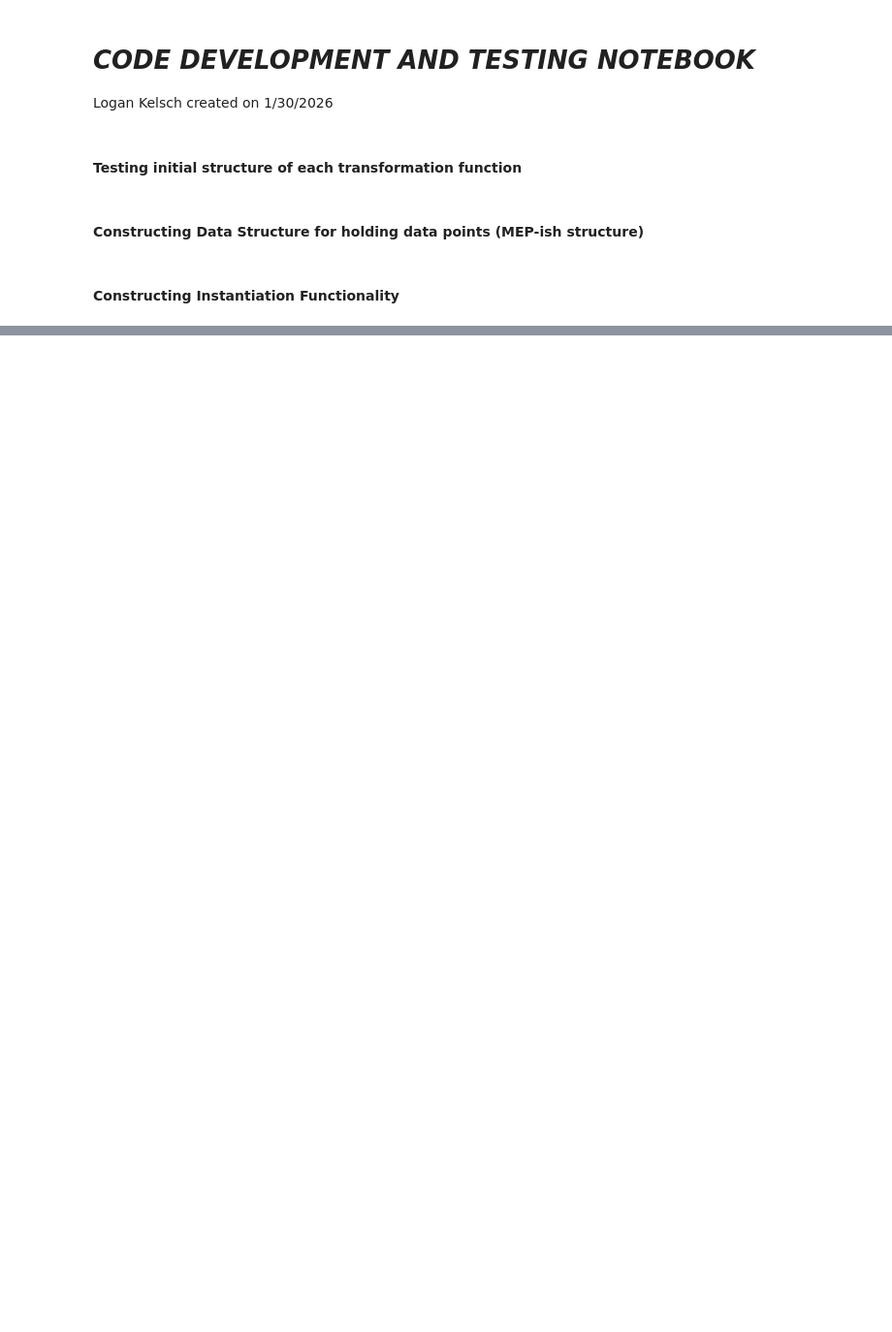
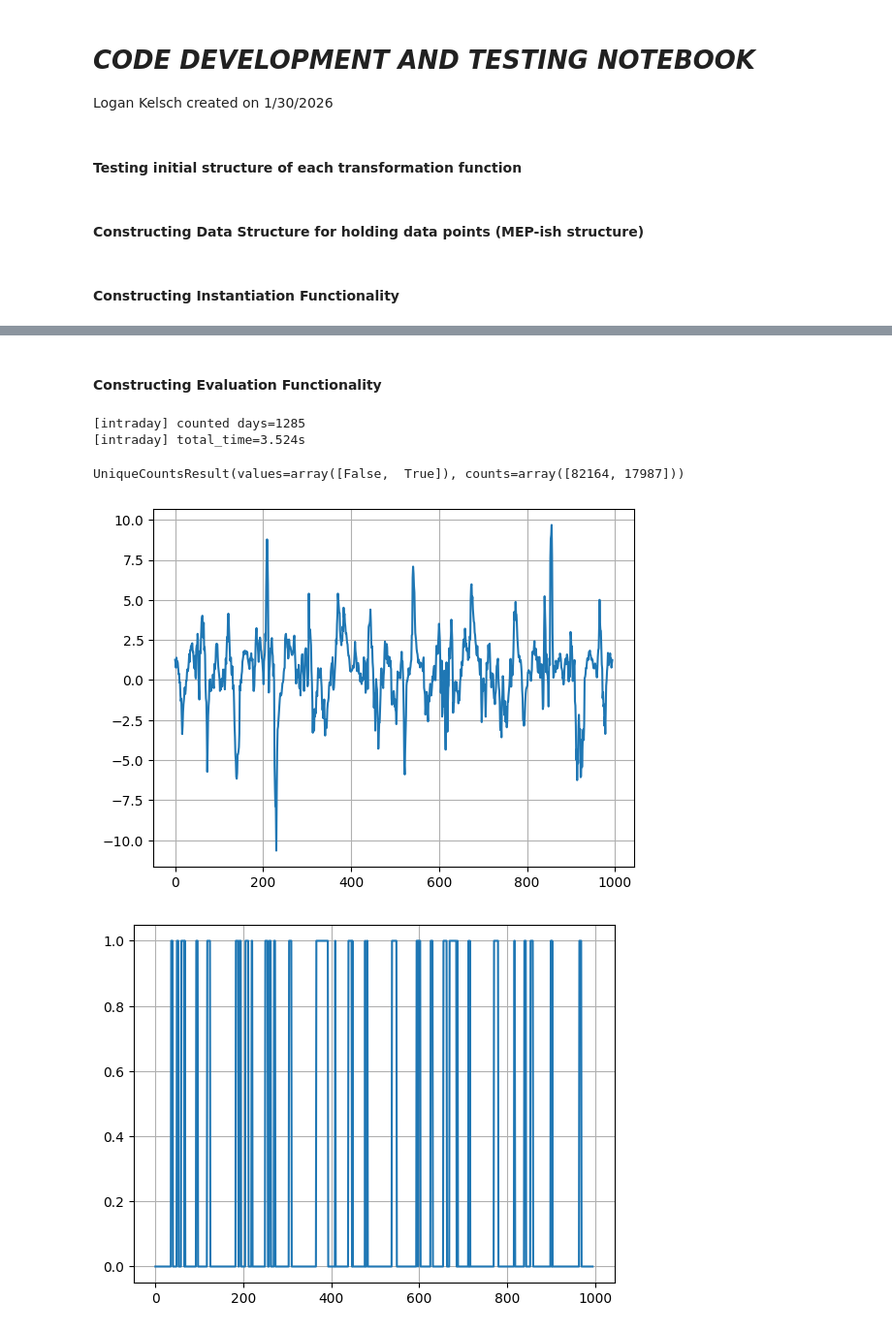
Before and after one commit to Logan-Kelsch/Structural_Regression, a Jupyter notebook: src/dev.ipynb, the cells around one changed output, grey strips where cells are left out. Shown at 97% size. Cells and saved outputs as stored; diff of their text form; code cells hidden in the pictures; blank space fills up the shorter version.

Commit message:
polishing and initial testing on target vector generation. spending a significant amount of time formulating a fitness function for simple gene evaluation, or at least parameter based

```diff
--- a/src/dev.ipynb
+++ b/src/dev.ipynb
@@ -238,3 +217,43 @@ for i in range(5, 205, 100):
 # %%
 print(X._instructions[51])
 print(_I.family_tree_indices(X._instructions, 51))
+# %% [markdown]
+#### Constructing Evaluation Functionality
+# %%
+import initialization as _I
+import evaluation as _E
+import transform_ops as _OPS
+X, G = _I.initialize(data_file='../data/spy5m.csv',verbose=0, incl_time=True, structure='Intraday', pop_size=20, gen_chunk=10)
+stats = _I.instantiate_from_ops_chunked_intraday(X, transform_ops=_OPS, chunk_B=8)
+# %% [output]
+[intraday] counted days=1285
+[intraday] total_time=3.524s
+# %%
+ff = 5
+solver = _E.Solver(X, offset=ff, t_mode='AD', emission = [
+    {"ID": 5, "alpha": {"ID": 3, "x": "tvec", "delta1": ff*4, "offset": False}},
+    {"ID": "divide"},
+    {"ID": 18, "x": "tvec", "delta1": ff*4, "offset": False},
+], AD_cond=('gt', 2))
+raw_emission, evaluation_mask, anomaly_mask = solver.solve(X)
+# %%
+import matplotlib.pyplot as plt
+import numpy as np
+
+print(np.unique_counts(anomaly_mask))
+
+
+
+plt.plot(raw_emission[5:1000])
+plt.grid()
+plt.show()
+plt.plot(anomaly_mask[5:1000])
+plt.grid()
+plt.show()
+plt.plot(X._X_inst[:1000, 3])
+plt.grid()
+plt.show()
+# %% [output]
+UniqueCountsResult(values=array([False,  True]), counts=array([82164, 17987]))
+[figure, added]
+[figure, added]
```
Also changed, not shown: parts of 3 cells of this notebook, 2 other files.
